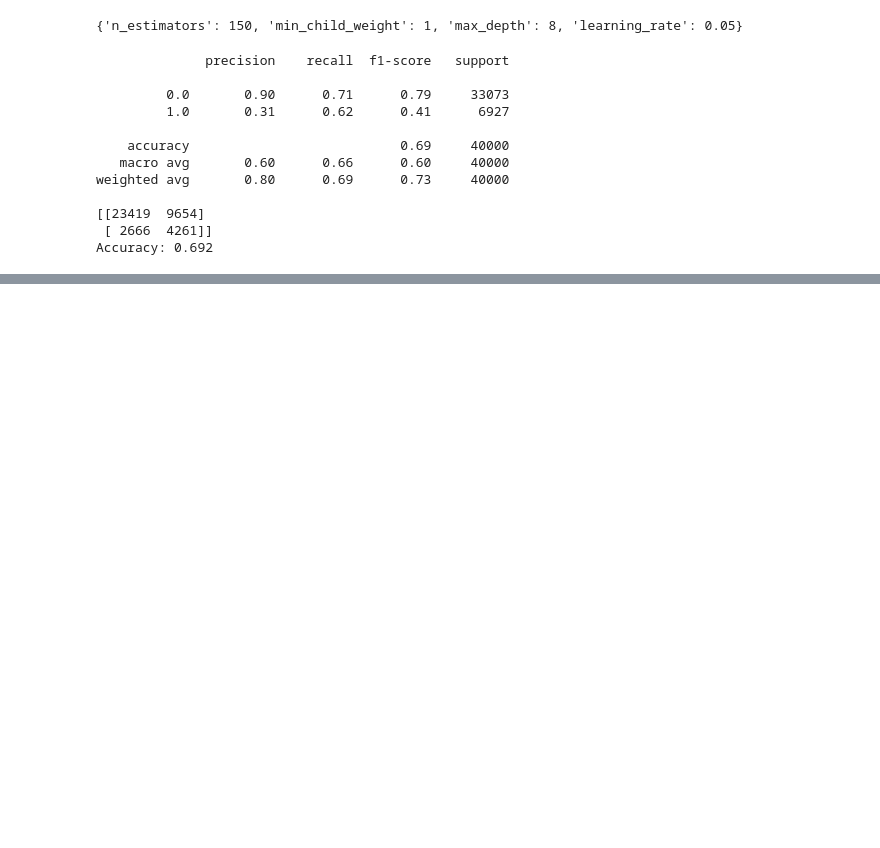
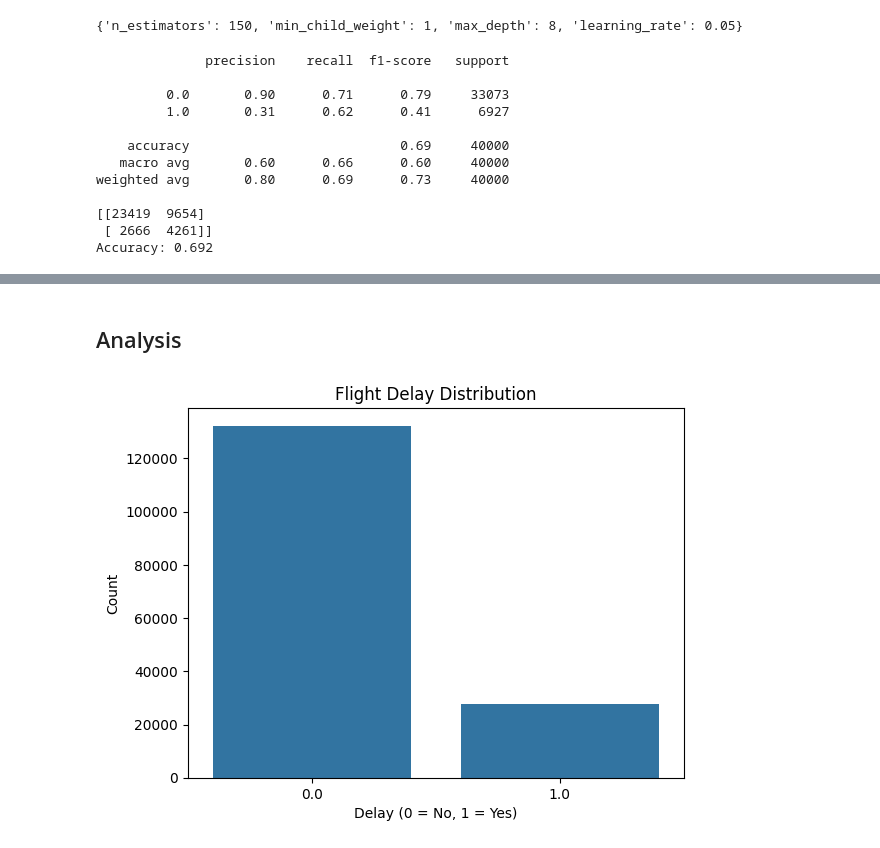
Before and after one commit to Mahammed-Sharief-Shaik/Flight-Delay-Prediction, a Jupyter notebook: main.ipynb, the cells around one changed output, grey strips where cells are left out. Cells and saved outputs as stored; diff of their text form; code cells hidden in the pictures; blank space fills up the shorter version.

```diff
--- a/main.ipynb
+++ b/main.ipynb
@@ -458,0 +503,5 @@ probs = best_xgb.predict_proba(X_test_encoded)[:, 1]
+# %%
+origin_delay_rate = train_temp.groupby("Origin")["DepDel15"].mean()
+
+X_train["OriginDelayRate"] = X_train["Origin"].map(origin_delay_rate)
+X_test["OriginDelayRate"] = X_test["Origin"].map(origin_delay_rate)
@@ -458,0 +537,31 @@ probs = best_xgb.predict_proba(X_test_encoded)[:, 1]
+# %%
+global_mean = y_train.mean()
+
+for col in ["AirlineDelayRate", "OriginDelayRate", "RouteDelayRate", "HourDelayRate"]:
+    X_train[col] = X_train[col].fillna(global_mean)
+    X_test[col] = X_test[col].fillna(global_mean)
+# %%
+numeric_cols.extend([
+    "AirlineDelayRate",
+    "OriginDelayRate",
+    "RouteDelayRate",
+    "HourDelayRate"
+])
+# %%
+preprocessor = ColumnTransformer(
+    transformers=[
+        ('cat', OneHotEncoder(handle_unknown='ignore'), categorical_cols),
+        ('num', 'passthrough', numeric_cols)
+    ]
+)
+
+X_train_encoded = preprocessor.fit_transform(X_train)
+X_test_encoded = preprocessor.transform(X_test)
+
+best_xgb.fit(X_train_encoded, y_train)
+
+pred = best_xgb.predict(X_test_encoded)
+
+print(classification_report(y_test, pred))
+print(confusion_matrix(y_test, pred))
+print("Accuracy:", accuracy_score(y_test, pred))
@@ -458,0 +623,12 @@ probs = best_xgb.predict_proba(X_test_encoded)[:, 1]
+# %% [markdown]
+## Analysis
+# %%
+sns.countplot(x=y_train)
+plt.title("Flight Delay Distribution")
+plt.xlabel("Delay (0 = No, 1 = Yes)")
+plt.ylabel("Count")
+plt.show()
+
+# Highly imbalanced dataset
+# %% [output]
+[figure, added]
```
Also changed, not shown: parts of 30 cells of this notebook, 6 other files.
